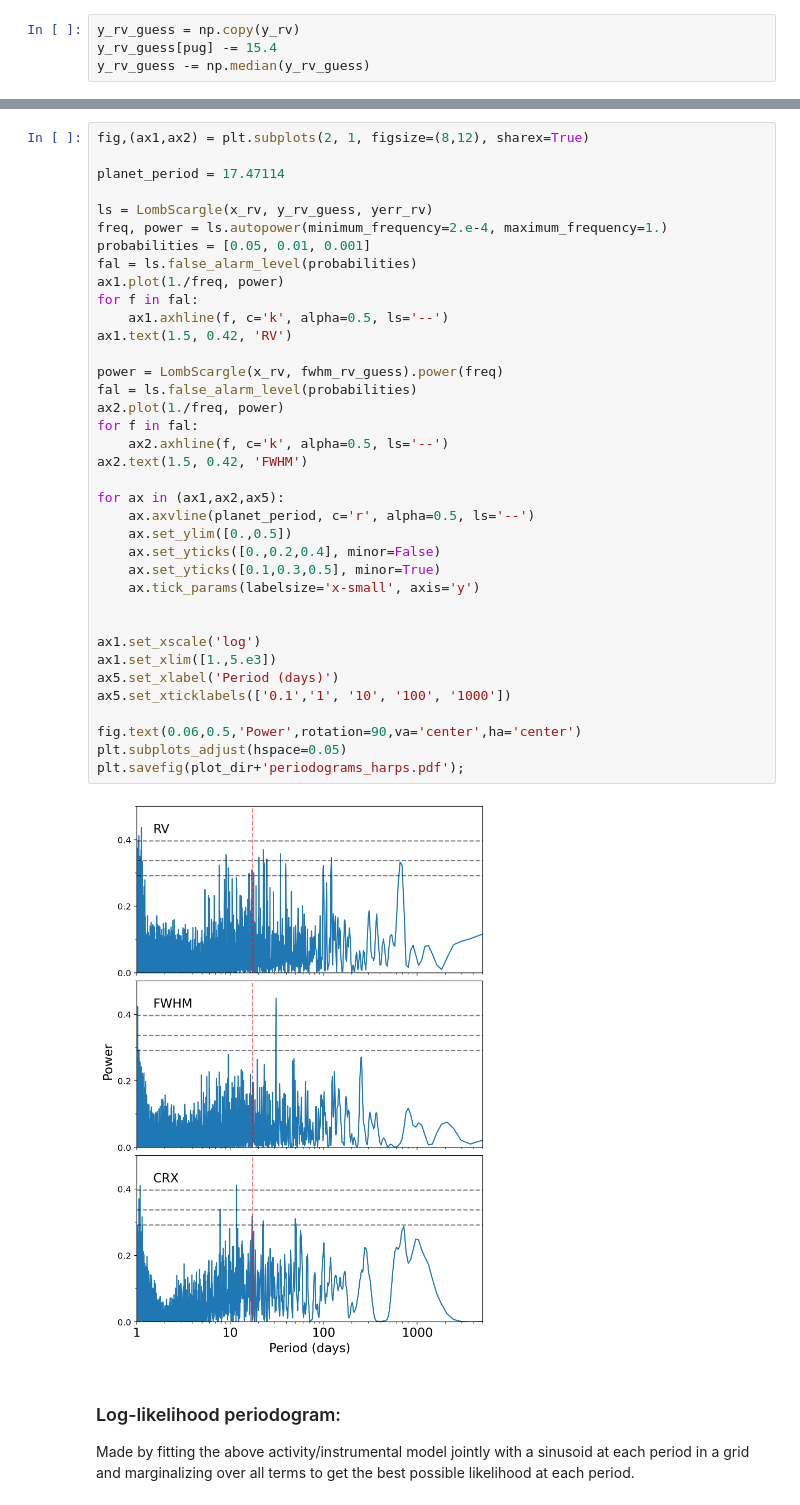
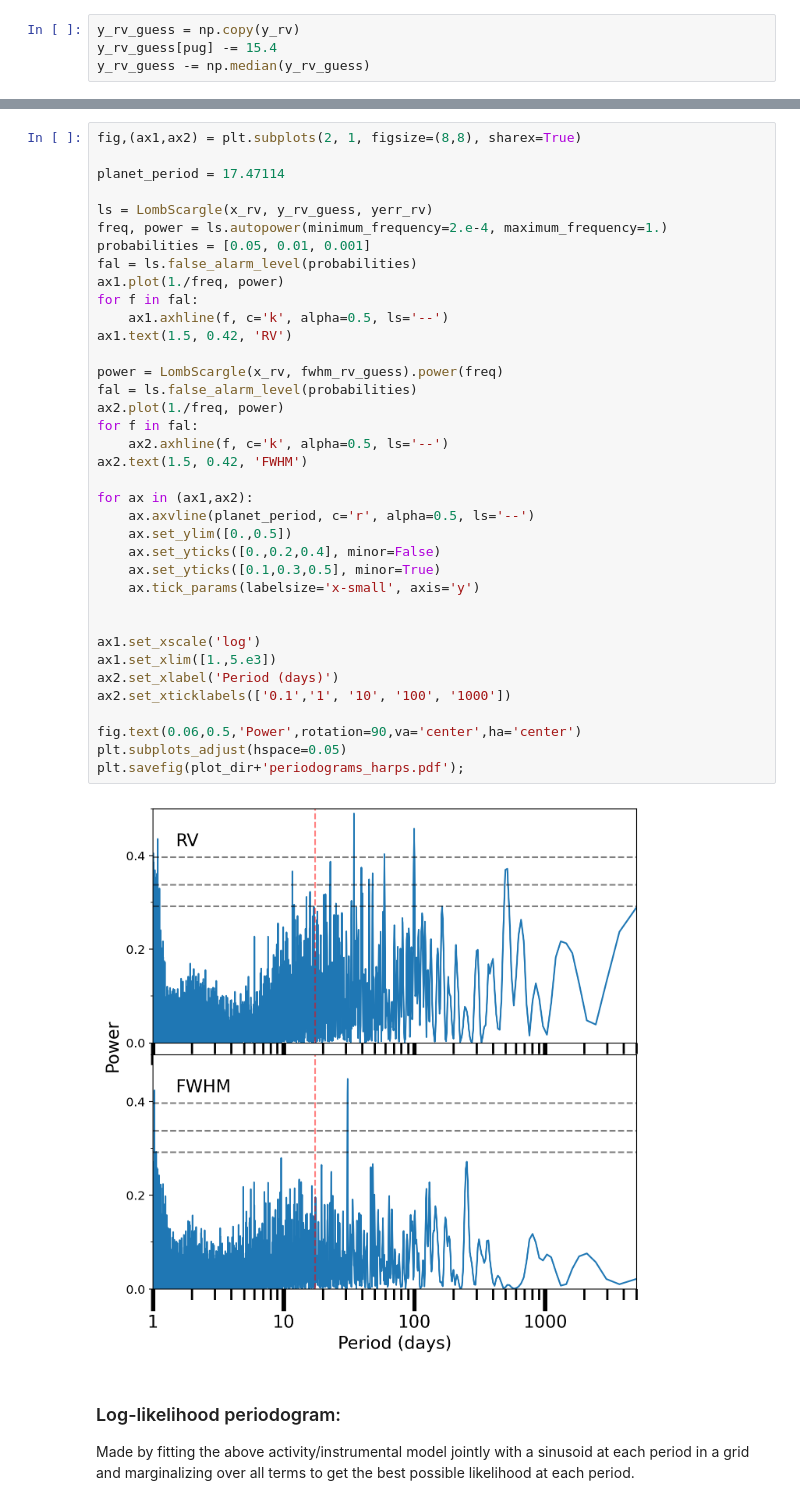
Before and after one commit to megbedell/tesstwin, a Jupyter notebook: notebooks/exoplanet/rv_only_harps.ipynb, the cells around one changed output, grey strips where cells are left out. Cells and saved outputs as stored; diff of their text form.

```diff
--- a/notebooks/exoplanet/rv_only_harps.ipynb
+++ b/notebooks/exoplanet/rv_only_harps.ipynb
@@ -173,42 +171,42 @@ peaks at:
 # %%
-fig,(ax1,ax2) = plt.subplots(2, 1, figsize=(8,12), sharex=True)
+fig,(ax1,ax2) = plt.subplots(2, 1, figsize=(8,8), sharex=True)
 
 planet_period = 17.47114
 
 ls = LombScargle(x_rv, y_rv_guess, yerr_rv)
 freq, power = ls.autopower(minimum_frequency=2.e-4, maximum_frequency=1.)
 probabilities = [0.05, 0.01, 0.001]
 fal = ls.false_alarm_level(probabilities)
 ax1.plot(1./freq, power)
 for f in fal:
     ax1.axhline(f, c='k', alpha=0.5, ls='--')
 ax1.text(1.5, 0.42, 'RV')
 
 power = LombScargle(x_rv, fwhm_rv_guess).power(freq)
 fal = ls.false_alarm_level(probabilities)
 ax2.plot(1./freq, power)
 for f in fal:
     ax2.axhline(f, c='k', alpha=0.5, ls='--')
 ax2.text(1.5, 0.42, 'FWHM')
 
-for ax in (ax1,ax2,ax5):
+for ax in (ax1,ax2):
     ax.axvline(planet_period, c='r', alpha=0.5, ls='--')
     ax.set_ylim([0.,0.5])
     ax.set_yticks([0.,0.2,0.4], minor=False)
     ax.set_yticks([0.1,0.3,0.5], minor=True)
     ax.tick_params(labelsize='x-small', axis='y')
 
 
 ax1.set_xscale('log')
 ax1.set_xlim([1.,5.e3])
-ax5.set_xlabel('Period (days)')
-ax5.set_xticklabels(['0.1','1', '10', '100', '1000'])
+ax2.set_xlabel('Period (days)')
+ax2.set_xticklabels(['0.1','1', '10', '100', '1000'])
 
 fig.text(0.06,0.5,'Power',rotation=90,va='center',ha='center')
 plt.subplots_adjust(hspace=0.05)
 plt.savefig(plot_dir+'periodograms_harps.pdf');
 # %% [output]
-[figure, old version]
+[figure, new version]
 # %% [markdown]
 ### Log-likelihood periodogram:
 Made by fitting the above activity/instrumental model jointly with a sinusoid at each period in a grid and marginalizing over all terms to get the best possible likelihood at each period.
```
Also changed, not shown: parts of 13 cells of this notebook, 3 other files.
